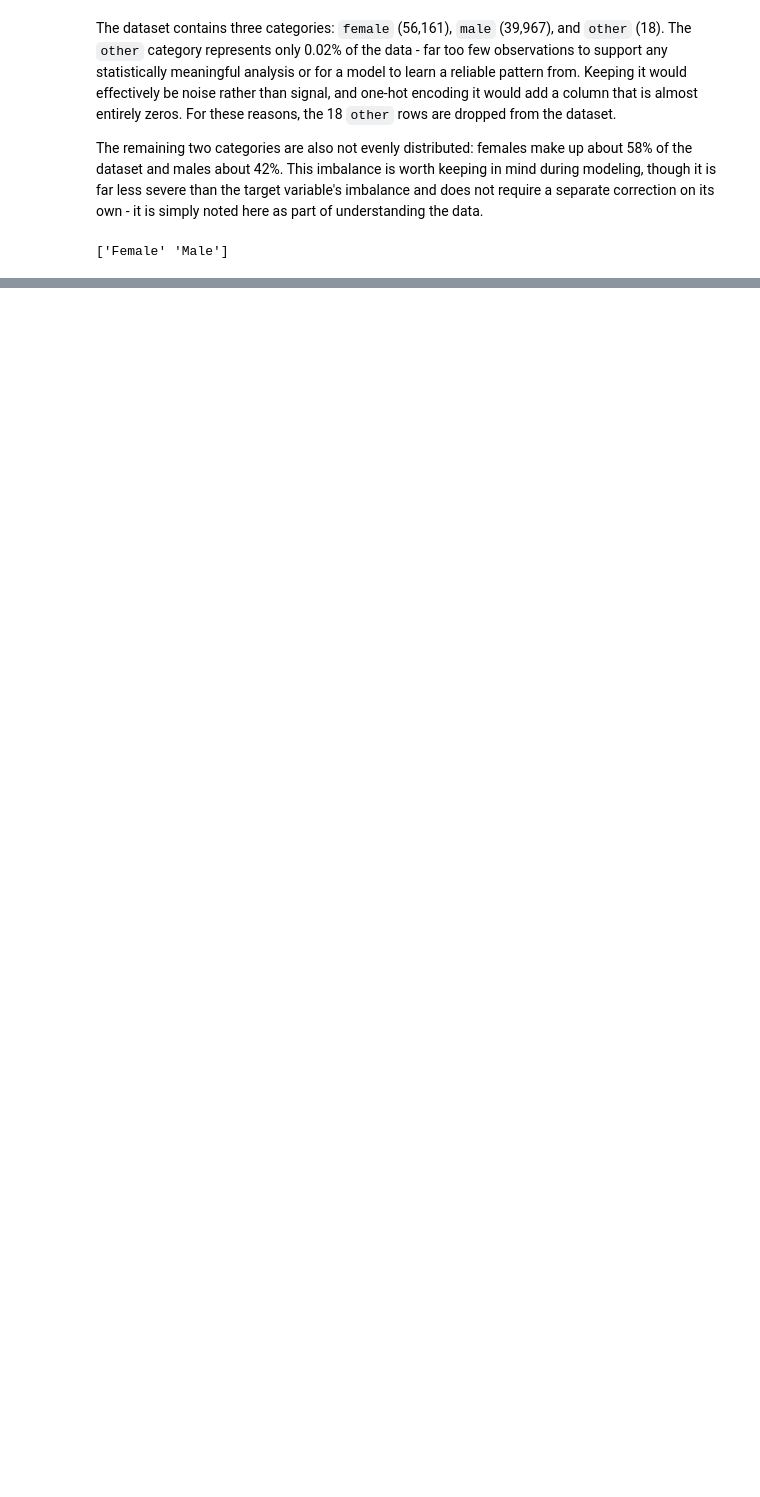
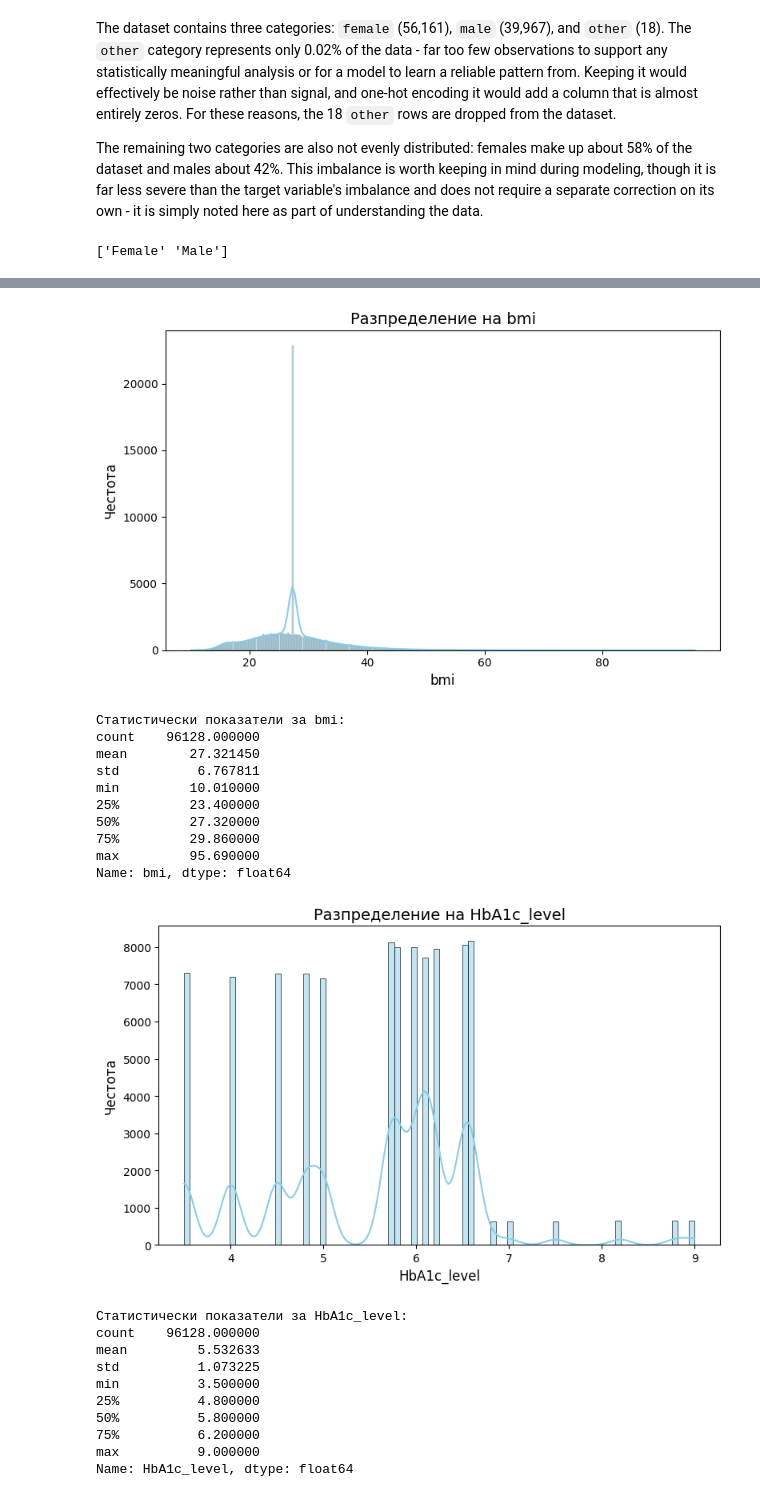
Before and after one commit to VladoDev03/diabetes-prediction, a Jupyter notebook: notebooks/EDA.ipynb, the cells around one changed output, grey strips where cells are left out. Cells and saved outputs as stored; diff of their text form; code cells hidden in the pictures; blank space fills up the shorter version.

```diff
--- a/notebooks/EDA.ipynb
+++ b/notebooks/EDA.ipynb
@@ -136,0 +205,27 @@ print(data["gender"].unique())
+# %%
+plot_numeric_distribution(data, "bmi")
+plot_numeric_distribution(data, "HbA1c_level")
+plot_numeric_distribution(data, "blood_glucose_level")
+# %% [output]
+[figure, added]
+Статистически показатели за bmi:
+count    96128.000000
+mean        27.321450
+std          6.767811
+min         10.010000
+25%         23.400000
+50%         27.320000
+75%         29.860000
+max         95.690000
+Name: bmi, dtype: float64
+[figure, added]
+Статистически показатели за HbA1c_level:
+count    96128.000000
+mean         5.532633
+std          1.073225
+min          3.500000
+25%          4.800000
+50%          5.800000
+75%          6.200000
+max          9.000000
+Name: HbA1c_level, dtype: float64
```
Also changed, not shown: parts of 18 cells of this notebook.
